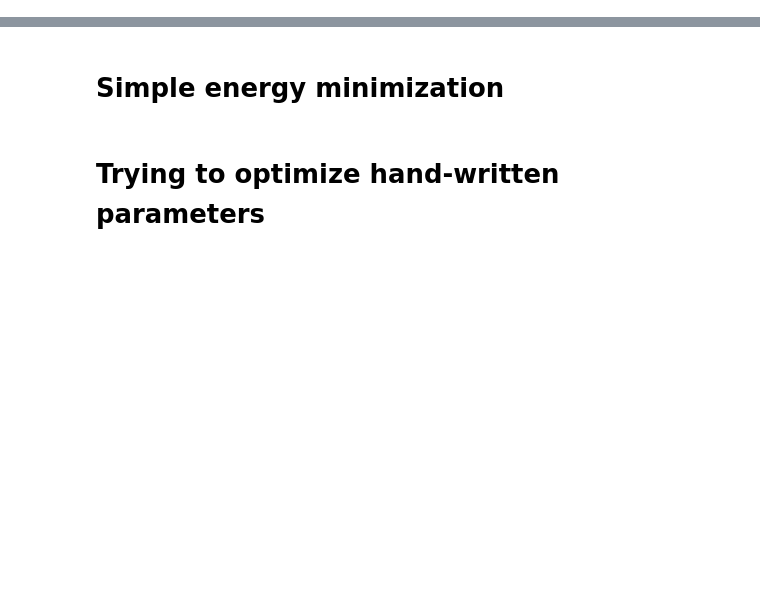
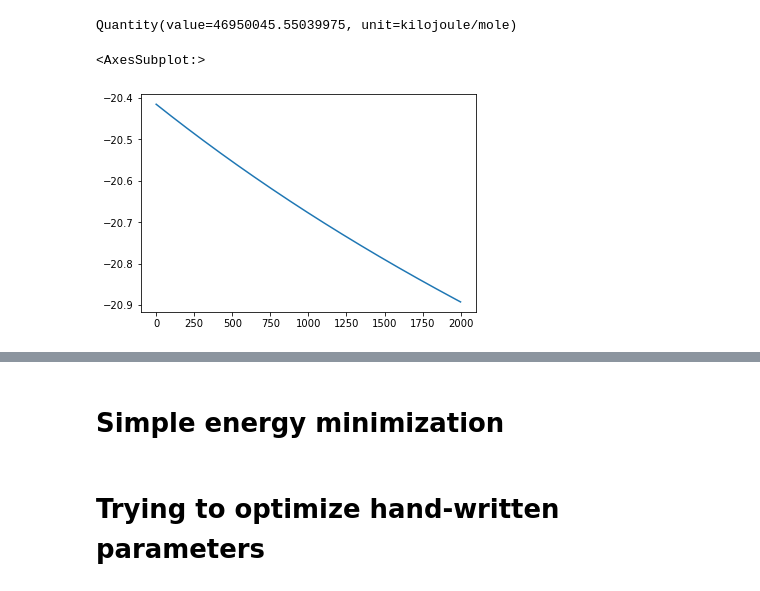
Before and after one commit to jonathanking/sidechainnet, a Jupyter notebook: sidechainnet/research/analysis/220714 AMBER FF Validation of Hydrogen Placement.ipynb, the cells around one changed output, grey strips where cells are left out. Cells and saved outputs as stored; diff of their text form; code cells hidden in the pictures; blank space fills up the shorter version.

Commit message:
Create/save optimized build_params.

```diff
--- a/sidechainnet/research/analysis/220714 AMBER FF Validation of Hydrogen Placement.ipynb
+++ b/sidechainnet/research/analysis/220714 AMBER FF Validation of Hydrogen Placement.ipynb
@@ -92,0 +16,9 @@ torch.tensor(p2.angles)
+# %%
+p = alphabet_protein()
+p2 = alphabet_protein()
+bpo = BuildParamOptimizer(p,
+                          opt_bond_lengths=True,
+                          opt_thetas=True,
+                          opt_chis=True,
+                          )
+p.to_3Dmol()
@@ -92,0 +31,4 @@ torch.tensor(p2.angles)
+# %%
+p.get_energy()
+# %% [output]
+Quantity(value=46950045.55039975, unit=kilojoule/mole)
@@ -92,0 +37,8 @@ torch.tensor(p2.angles)
+# %%
+import matplotlib.pyplot as plt
+start = 8000
+sns.lineplot(x=list(range(len(bpo.losses[start:]))), y=bpo.losses[start:])
+# plt.ylim(0, 1000)
+# %% [output]
+<AxesSubplot:>
+[figure, added]
```
Also changed, not shown: parts of 82 cells of this notebook, 10 other files.
